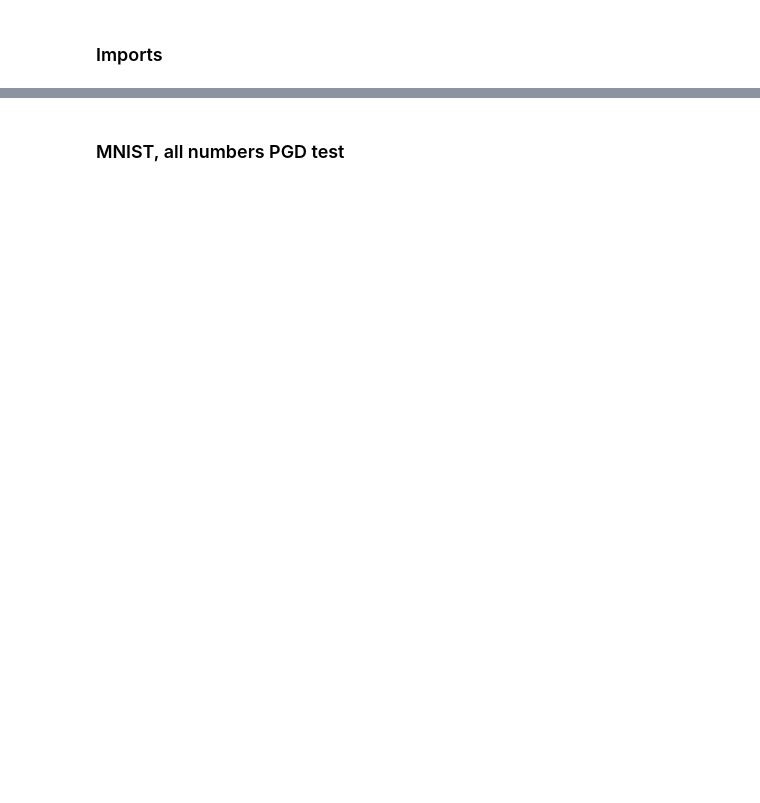
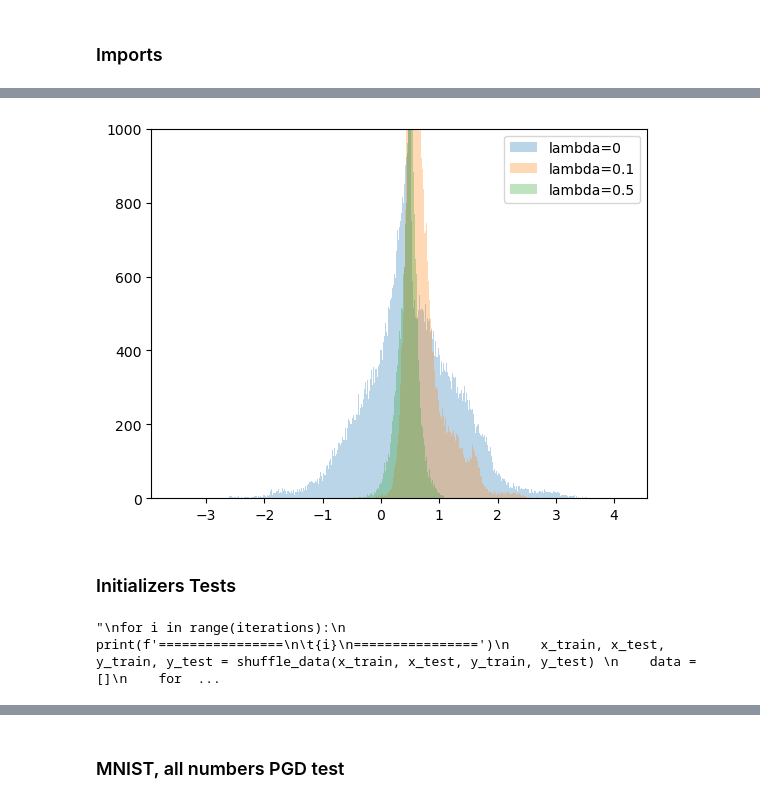
Before and after one commit to deryk96/TropicalNN, a Jupyter notebook: TropicalTest.ipynb, the cells around one changed output, grey strips where cells are left out. Cells and saved outputs as stored; diff of their text form; code cells hidden in the pictures; blank space fills up the shorter version.

```diff
--- a/TropicalTest.ipynb
+++ b/TropicalTest.ipynb
@@ -14,0 +300,63 @@ os.environ["KMP_DUPLICATE_LIB_OK"]="TRUE"
+# %%
+'''
+x_train, x_test, y_train, y_test = load_CIFAR_data(desired_classes=[7, 8])
+t_model1 = buildTropicalModel(x_train, y_train, verbose=1, initializer_w=BimodalNormalInitializer(stddev=1,high=5.5, low=-4.5), lam = 0)
+weights1 = t_model1.layers[0].get_weights()[0].flatten()
+
+t_model2 = buildTropicalModel(x_train, y_train,  verbose=1,initializer_w=BimodalNormalInitializer(stddev=1,high=5.5, low=-4.5), lam = 0.1)
+weights2 = t_model2.layers[0].get_weights()[0].flatten()
+
+t_model3 = buildTropicalModel(x_train, y_train, verbose=1, initializer_w=BimodalNormalInitializer(stddev=1,high=5.5, low=-4.5), lam = 0.5)
+weights3 = t_model3.layers[0].get_weights()[0].flatten()
+
+x_train, x_test, y_train, y_test = load_CIFAR_data(desired_classes=[7, 8])
+t_model1 = buildTropicalModel(x_train, y_train, verbose=1, initializer_w=initializers.RandomNormal(0.5, 0.005, seed=0), lam = 0)
+weights1 = t_model1.layers[0].get_weights()[0].flatten()
+
+t_model2 = buildTropicalModel(x_train, y_train,  verbose=1,initializer_w=initializers.RandomNormal(0.5, 0.005, seed=0), lam = 0.1)
+weights2 = t_model2.layers[0].get_weights()[0].flatten()
+
+t_model3 = buildTropicalModel(x_train, y_train, verbose=1, initializer_w=initializers.RandomNormal(0.5, 0.005, seed=0), lam = 0.5)
+weights3 = t_model3.layers[0].get_weights()[0].flatten()
+
+t_model1.evaluate(x_test, y_test)
+t_model2.evaluate(x_test, y_test)
+t_model3.evaluate(x_test, y_test)
+'''
+plt.hist(weights1, bins = 784, alpha = 0.3, label='lambda=0')
+plt.hist(weights2, bins = 784, alpha = 0.3, label='lambda=0.1')
+plt.hist(weights3, bins = 784, alpha = 0.3, label='lambda=0.5')
+plt.ylim(0,1000)
+plt.legend()
+plt.show()
+# %% [output]
+[figure, added]
+# %% [markdown]
+### Initializers Tests
+# %%
+iterations = 100
+loss_object = losses.BinaryCrossentropy()
+x_train, x_test, y_train, y_test = load_CIFAR_data()
+tests = [(buildReLuModel, initializers.RandomNormal(mean=0.5, stddev=1., seed=0), "ReLU"),
+         (buildTropicalModel, BimodalBinaryInitializer(high=5.5, low=-4.5), "Tropical -4.5 or 5.5"),
+         (buildTropicalModel, BimodalNormalInitializer(stddev=1,high=5.5, low=-4.5), "Tropical ~N(-4.5,1) or ~N(5.5,1)"),
+         (buildTropicalModel, Triangular(left=0,mode=0.5, right=1), "Tropical ~Triangular(0, 0.5, 1)"),
+         (buildTropicalModel, initializers.Constant(0.5), "Tropical vector of all 0.5"),
+         (buildTropicalModel, initializers.RandomNormal(0.5, 0.005, seed=0), "Tropical ~N(0.5,0.005)"),
+         (buildTropicalModel, initializers.random_normal, "Tropical random_normal")]
+
+for i in range(iterations):
+    print(f'================\n\t{i}\n================')
+    x_train, x_test, y_train, y_test = shuffle_data(x_train, x_test, y_train, y_test)
+    data = []
+    for model, intializer_w, name in tests:
+        built_model = model(x_train, y_train, initializer_w=intializer_w, verbose = 1)
+        x_test_att = attackTestSetBatch(built_model, x_test, y_test, loss_object, name)
+        pre_loss, pre_acc = built_model.evaluate(x_test, y_test)
+        post_loss, post_acc = built_model.evaluate(x_test_att, y_test)
+        data.extend([pre_loss, pre_acc, post_loss, post_acc])
+    with open('Initializer_Test.csv', 'a', newline='') as csvfile:
+        csvwriter = csv.writer(csvfile)
+        csvwriter.writerow(data)
+# %% [output]
+"\nfor i in range(iterations):\n    print(f'================\n\t{i}\n================')\n    x_train, x_test, y_train, y_test = shuffle_data(x_train, x_test, y_train, y_test) \n    data = []\n    for  ...
```
Also changed, not shown: parts of 32 cells of this notebook, 8 other files.
